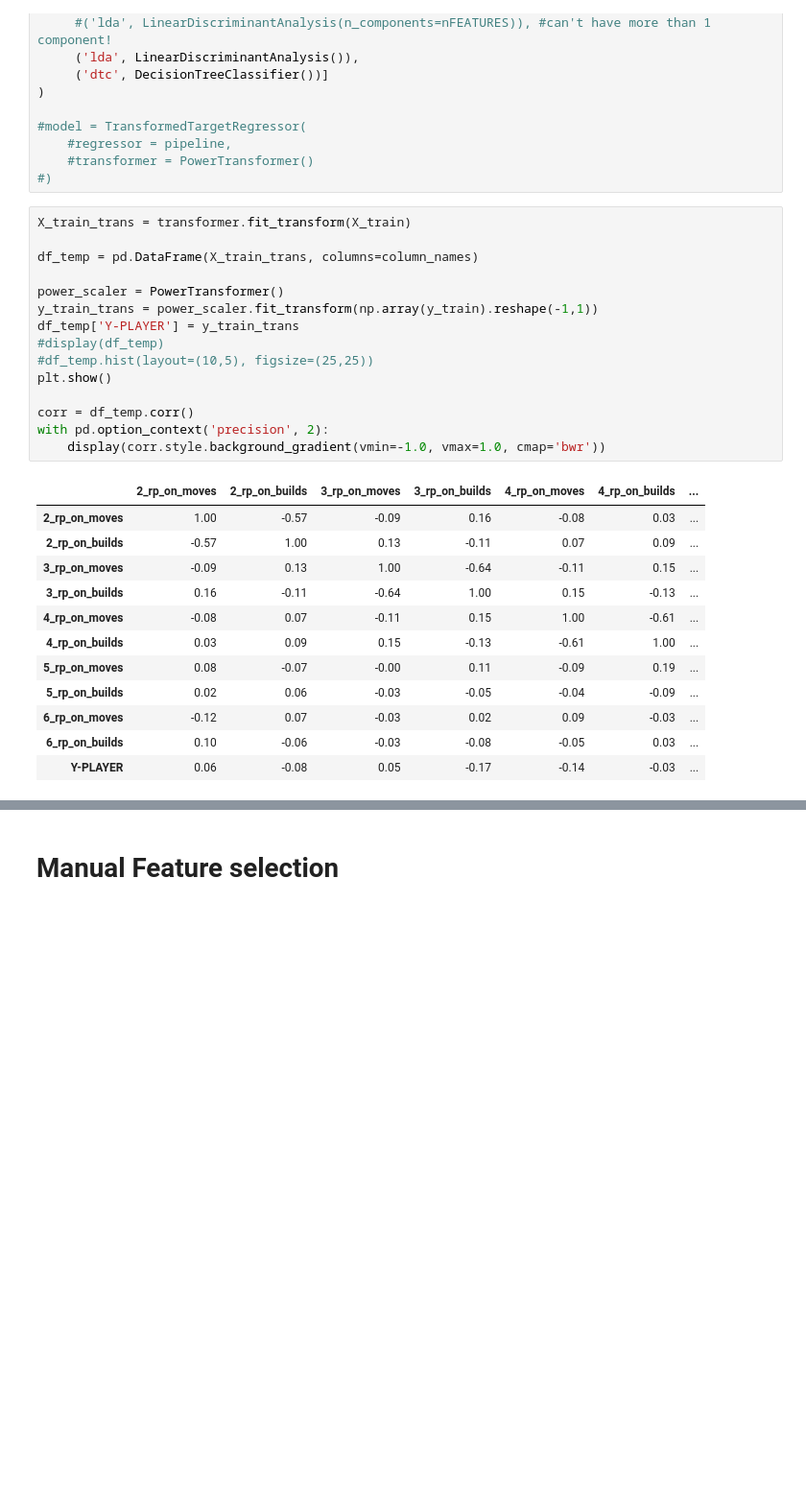
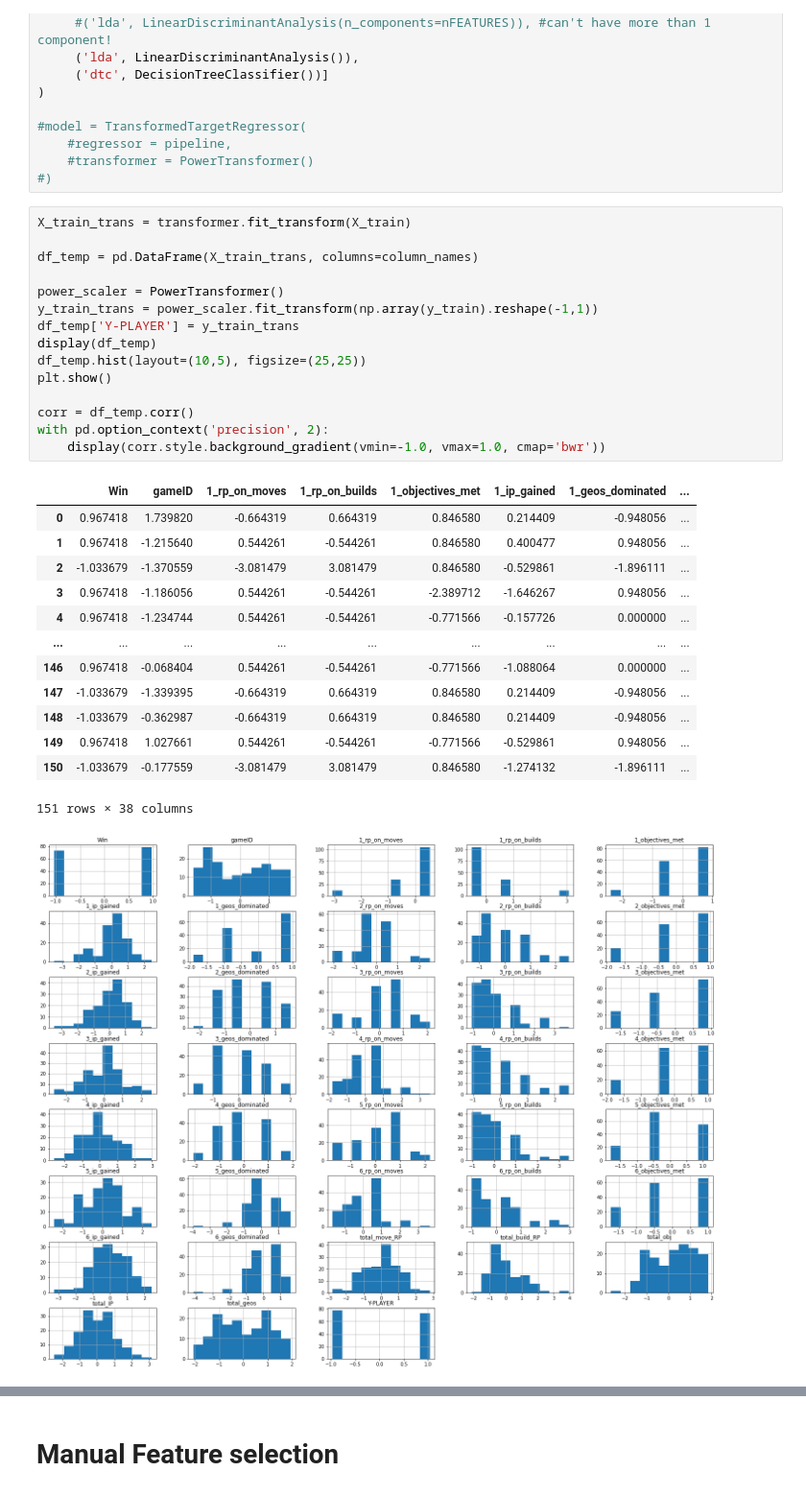
Before and after one commit to Tkokotaj/Test, a Jupyter notebook: 623Project.ipynb, the cells around one changed output, grey strips where cells are left out. Shown at 96% size. Drawn from its saved outputs; the diff is of its cells as text; blank space fills up the shorter version.

```diff
--- a/623Project.ipynb
+++ b/623Project.ipynb
@@ -221,28 +227,30 @@ pipeline = Pipeline(steps=
 # %%
 X_train_trans = transformer.fit_transform(X_train)
 
 df_temp = pd.DataFrame(X_train_trans, columns=column_names)
 
 power_scaler = PowerTransformer()
 y_train_trans = power_scaler.fit_transform(np.array(y_train).reshape(-1,1))
 df_temp['Y-PLAYER'] = y_train_trans
-#display(df_temp)
-#df_temp.hist(layout=(10,5), figsize=(25,25))
+display(df_temp)
+df_temp.hist(layout=(10,5), figsize=(25,25))
 plt.show()
 
 corr = df_temp.corr()
 with pd.option_context('precision', 2):
     display(corr.style.background_gradient(vmin=-1.0, vmax=1.0, cmap='bwr'))
 # %% [output]
-|  | 2_rp_on_moves | 2_rp_on_builds | 3_rp_on_moves | 3_rp_on_builds | 4_rp_on_moves | 4_rp_on_builds | ... |
-| 2_rp_on_moves | 1.00 | -0.57 | -0.09 | 0.16 | -0.08 | 0.03 | ... |
-| 2_rp_on_builds | -0.57 | 1.00 | 0.13 | -0.11 | 0.07 | 0.09 | ... |
-| 3_rp_on_moves | -0.09 | 0.13 | 1.00 | -0.64 | -0.11 | 0.15 | ... |
-| 3_rp_on_builds | 0.16 | -0.11 | -0.64 | 1.00 | 0.15 | -0.13 | ... |
-| 4_rp_on_moves | -0.08 | 0.07 | -0.11 | 0.15 | 1.00 | -0.61 | ... |
-| 4_rp_on_builds | 0.03 | 0.09 | 0.15 | -0.13 | -0.61 | 1.00 | ... |
-| 5_rp_on_moves | 0.08 | -0.07 | -0.00 | 0.11 | -0.09 | 0.19 | ... |
-| 5_rp_on_builds | 0.02 | 0.06 | -0.03 | -0.05 | -0.04 | -0.09 | ... |
-| 6_rp_on_moves | -0.12 | 0.07 | -0.03 | 0.02 | 0.09 | -0.03 | ... |
-| 6_rp_on_builds | 0.10 | -0.06 | -0.03 | -0.08 | -0.05 | 0.03 | ... |
-| Y-PLAYER | 0.06 | -0.08 | 0.05 | -0.17 | -0.14 | -0.03 | ... |
+|  | Win | gameID | 1_rp_on_moves | 1_rp_on_builds | 1_objectives_met | 1_ip_gained | 1_geos_dominated | ... |
+| 0 | 0.967418 | 1.739820 | -0.664319 | 0.664319 | 0.846580 | 0.214409 | -0.948056 | ... |
+| 1 | 0.967418 | -1.215640 | 0.544261 | -0.544261 | 0.846580 | 0.400477 | 0.948056 | ... |
+| 2 | -1.033679 | -1.370559 | -3.081479 | 3.081479 | 0.846580 | -0.529861 | -1.896111 | ... |
+| 3 | 0.967418 | -1.186056 | 0.544261 | -0.544261 | -2.389712 | -1.646267 | 0.948056 | ... |
+| 4 | 0.967418 | -1.234744 | 0.544261 | -0.544261 | -0.771566 | -0.157726 | 0.000000 | ... |
+| ... | ... | ... | ... | ... | ... | ... | ... | ... |
+| 146 | 0.967418 | -0.068404 | 0.544261 | -0.544261 | -0.771566 | -1.088064 | 0.000000 | ... |
+| 147 | -1.033679 | -1.339395 | -0.664319 | 0.664319 | 0.846580 | 0.214409 | -0.948056 | ... |
+| 148 | -1.033679 | -0.362987 | -0.664319 | 0.664319 | 0.846580 | 0.214409 | -0.948056 | ... |
+| 149 | 0.967418 | 1.027661 | 0.544261 | -0.544261 | -0.771566 | -0.529861 | 0.948056 | ... |
+| 150 | -1.033679 | -0.177559 | -3.081479 | 3.081479 | 0.846580 | -1.274132 | -1.896111 | ... |
+151 rows × 38 columns
+[figure, added]
```
Also changed, not shown: parts of 20 cells of this notebook.
